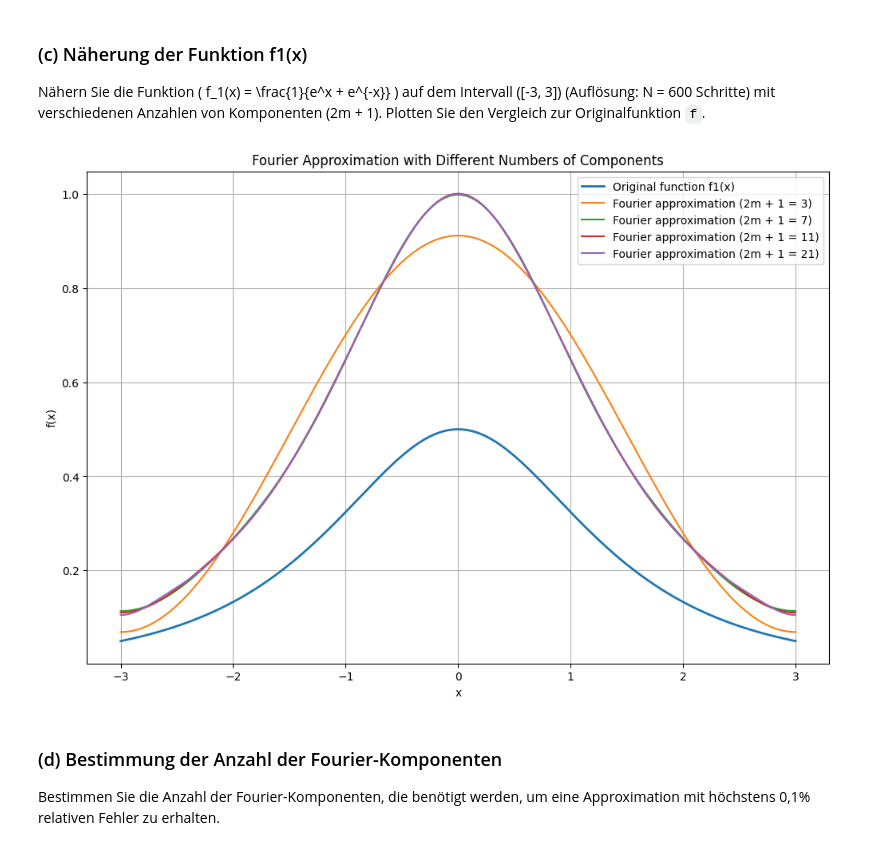
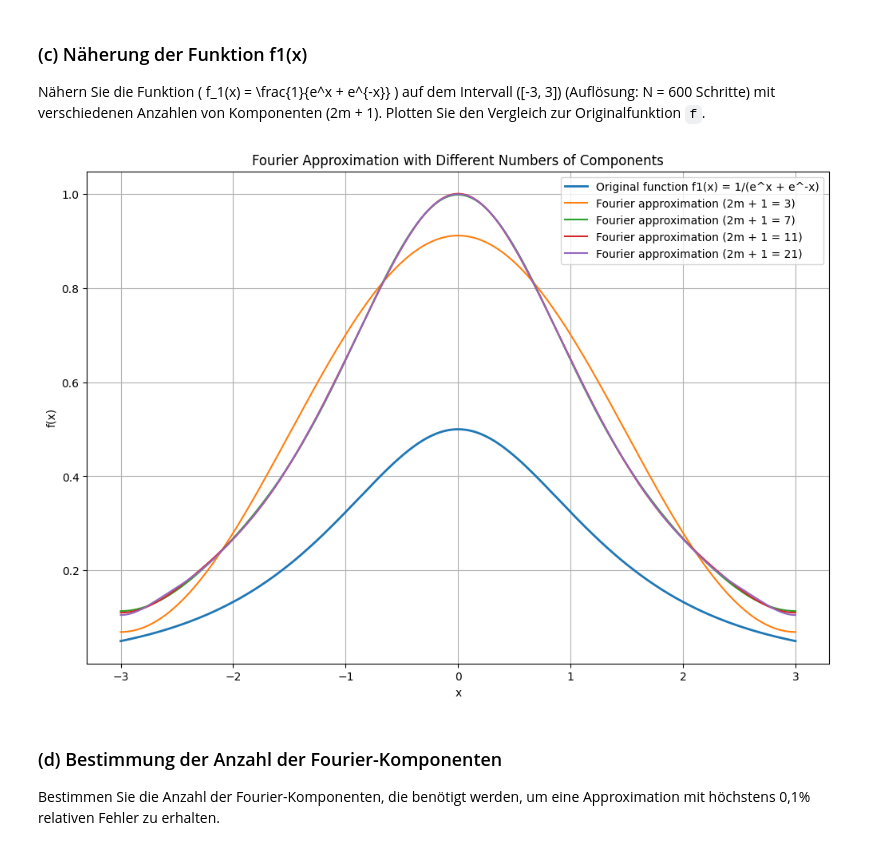
Before and after one commit to infamousperi/FourierTransformation, a Jupyter notebook: MC2.ipynb, the cells around one changed output. Drawn from its saved outputs; the diff is of its cells as text; code cells hidden in the pictures.

```diff
--- a/MC2.ipynb
+++ b/MC2.ipynb
@@ -51,9 +51,9 @@ x_values = np.linspace(-3, 3, 600)
 y_values_f1 = FA_numpy.f1(x_values)
 m_values = [1, 3, 5, 10]
 # %%
-FA_numpy.plot_fourier_approximations(x_values, y_values_f1, m_values, 'f1(x)')
+FA_numpy.plot_fourier_approximations(x_values, y_values_f1, m_values, function_name='f1(x) = 1/(e^x + e^-x)')
 # %% [output]
-[figure, old version]
+[figure, new version]
 # %% [markdown]
 ### (d) Bestimmung der Anzahl der Fourier-Komponenten
 Bestimmen Sie die Anzahl der Fourier-Komponenten, die benötigt werden, um eine Approximation mit höchstens 0,1% relativen Fehler zu erhalten.
```
Also changed, not shown: parts of 3 cells of this notebook, 1 other file.
